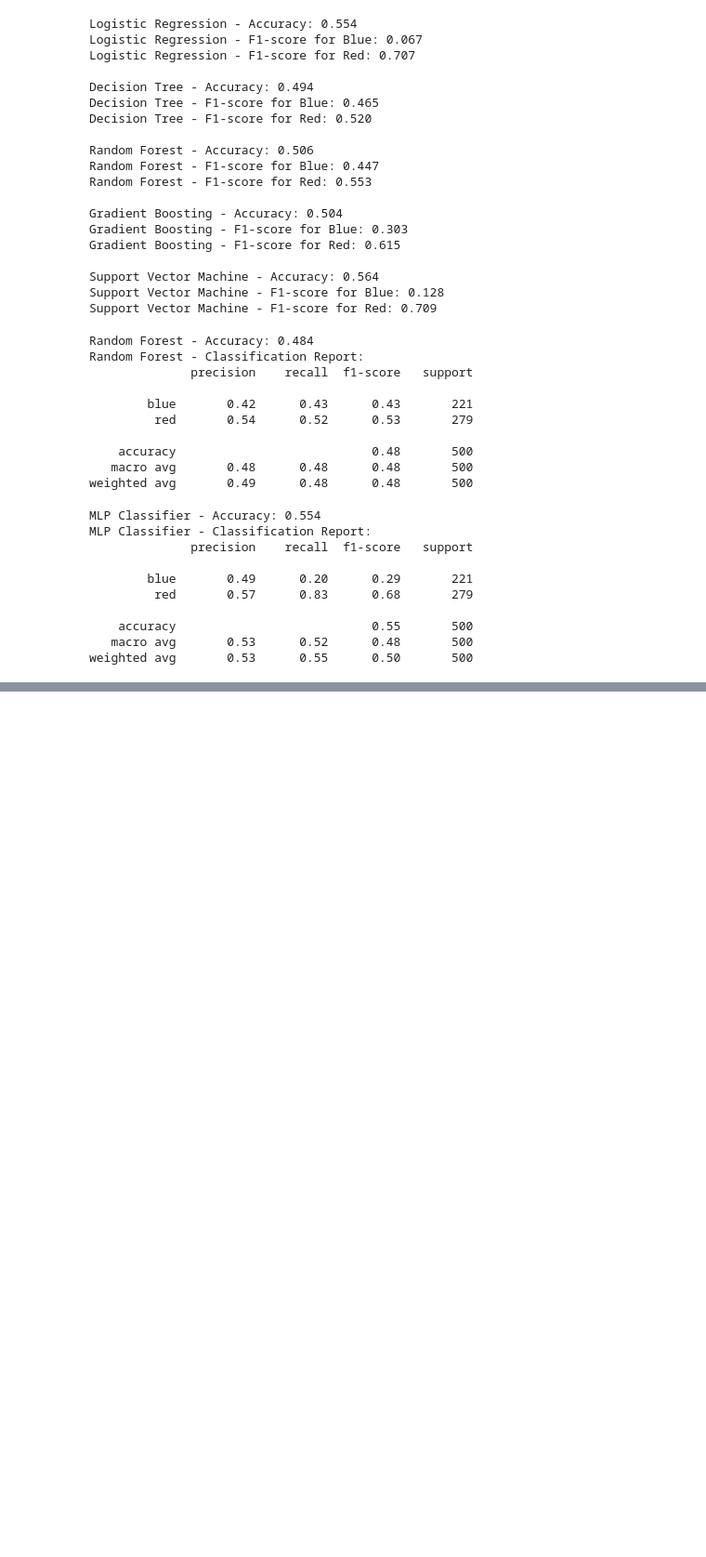
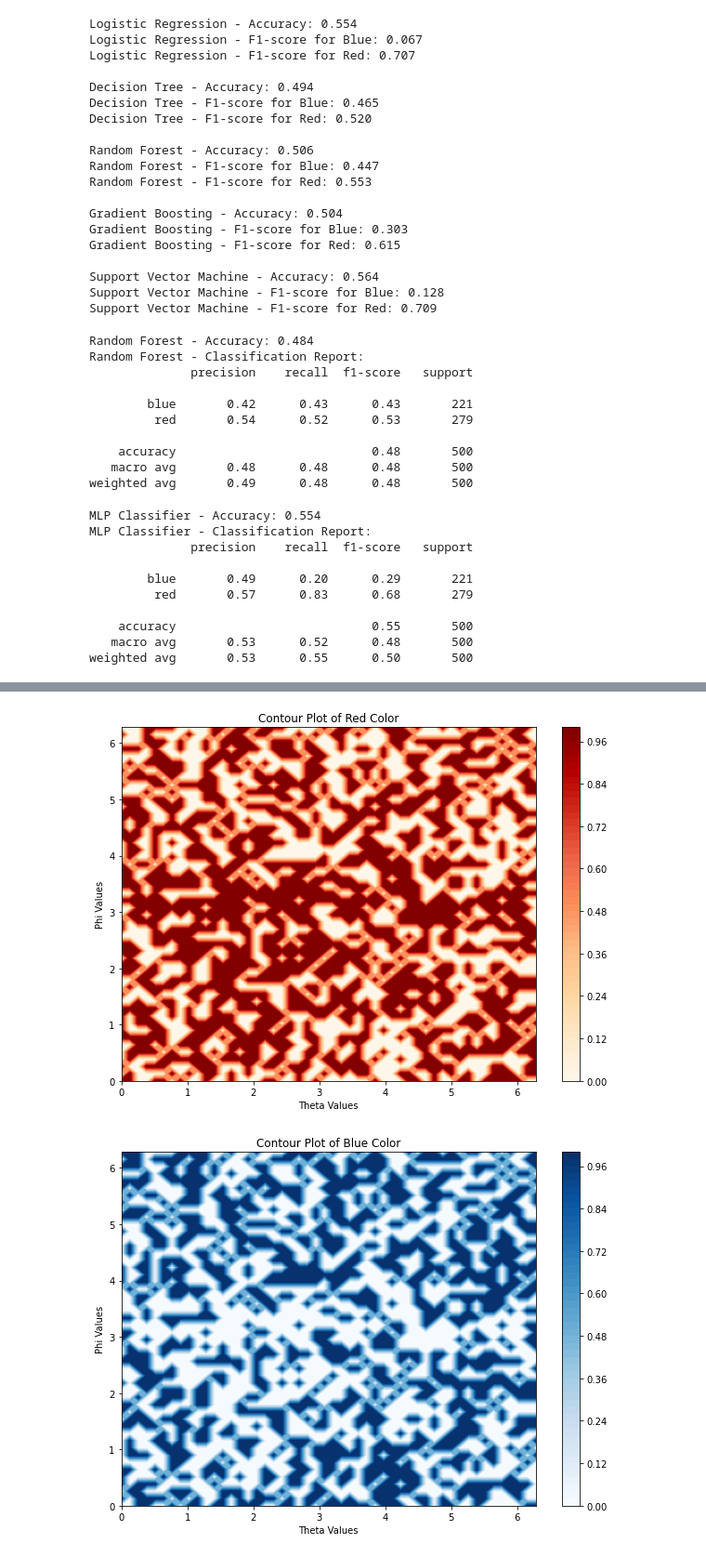
Before and after one commit to hoang-nguyen13/Patent-Pending, a Jupyter notebook: machine_learning.ipynb, the cells around one changed output, grey strips where cells are left out. Shown at 93% size. Saved outputs shown, nothing was run; the diff lists cells and outputs as text; code cells hidden in the pictures; blank space fills up the shorter version.

```diff
--- a/machine_learning.ipynb
+++ b/machine_learning.ipynb
@@ -269,0 +521,46 @@ Detected at node 'binary_crossentropy/Cast' defined at (most recent call last):
+# %%
+import matplotlib.pyplot as plt
+import numpy as np
+import json
+
+# Load the data from the JSON file
+with open('data.json', 'r') as f:
+    data = json.load(f)
+
+# Extract the data
+theta_values = np.array(data['theta_values'])
+phi_values = np.array(data['phi_values'])
+colors = np.array(data['colors'])
+
+# Convert colors to numerical values for red and blue
+red_values = np.where(colors == 'red', 1, 0)
+blue_values = np.where(colors == 'blue', 1, 0)
+
+# Reshape data into a grid
+theta_unique = np.unique(theta_values)
+phi_unique = np.unique(phi_values)
+
+theta_grid, phi_grid = np.meshgrid(theta_unique, phi_unique)
+red_grid = red_values.reshape(theta_unique.size, phi_unique.size)
+blue_grid = blue_values.reshape(theta_unique.size, phi_unique.size)
+
+# Plot contour map for red
+plt.figure(figsize=(10, 7))
+plt.contourf(theta_grid, phi_grid, red_grid, cmap='OrRd', levels=50)
+plt.colorbar()
+plt.xlabel('Theta Values')
+plt.ylabel('Phi Values')
+plt.title('Contour Plot of Red Color')
+plt.show()
+
+# Plot contour map for blue
+plt.figure(figsize=(10, 7))
+plt.contourf(theta_grid, phi_grid, blue_grid, cmap='Blues', levels=50)
+plt.colorbar()
+plt.xlabel('Theta Values')
+plt.ylabel('Phi Values')
+plt.title('Contour Plot of Blue Color')
+plt.show()
+# %% [output]
+[figure, added]
+[figure, added]
```
Also changed, not shown: parts of 7 cells of this notebook, 2 other files.
